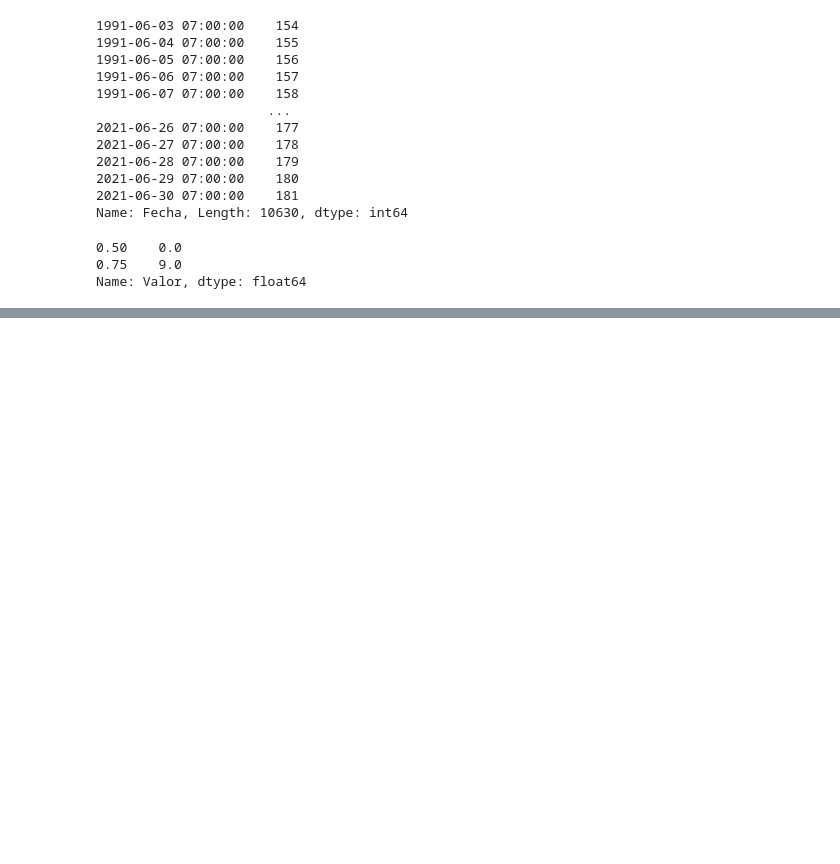
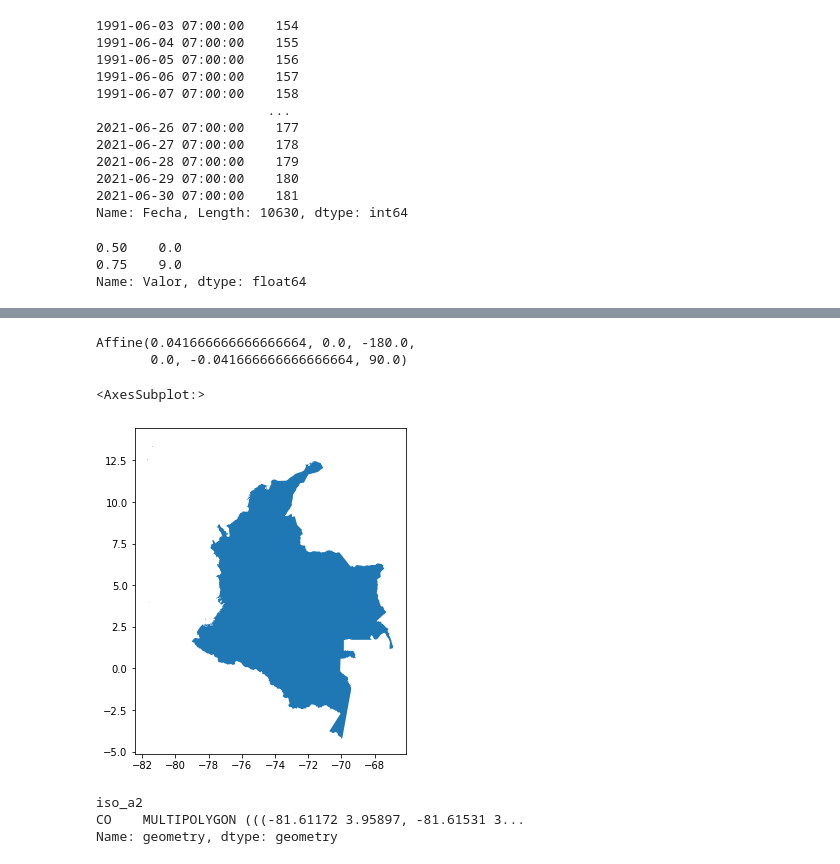
Before and after one commit to wmjolly/SAR-Colombia, a Jupyter notebook: SAR-CO-Example.ipynb, the cells around one changed output, grey strips where cells are left out. Drawn from its saved outputs; the diff is of its cells as text; code cells hidden in the pictures; blank space fills up the shorter version.

```diff
--- a/SAR-CO-Example.ipynb
+++ b/SAR-CO-Example.ipynb
@@ -116,6 +123,6 @@ modisco.plot()
 # %%
-base = "./Data/Base/ne_10m_admin_1_states_provinces"
-fname = f"{base}/ne_10m_admin_1_states_provinces.shp"
+base = "zip://./Data/Base/ne_10m_admin_1_states_provinces"
+fname = f"{base}/ne_10m_admin_1_states_provinces.zip"
 Admin1Bnd = gpd.read_file(fname)
 CO_Bnds = Admin1Bnd[Admin1Bnd.iso_a2.isin(["CO"])]
 Meta_Bnd = Admin1Bnd[Admin1Bnd.name.isin(["Meta"])]
@@ -363,0 +420,10 @@ ds.tp.where()
+# %%
+wc_precip.attrs["transform"]
+from affine import Affine
+transform = Affine(*wc_precip.attrs["transform"])
+transform
+# %% [output]
+Affine(0.041666666666666664, 0.0, -180.0,
+       0.0, -0.041666666666666664, 90.0)
+# %%
+CO_Bnd = CO_Bnds.dissolve(by='iso_a2')
@@ -363,0 +439,11 @@ ds.tp.where()
+# %%
+CO_Bnd.plot()
+# %% [output]
+<AxesSubplot:>
+[figure, added]
+# %%
+CO_Bnd.geometry
+# %% [output]
+iso_a2
+CO    MULTIPOLYGON (((-81.61172 3.95897, -81.61531 3...
+Name: geometry, dtype: geometry
```
Also changed, not shown: parts of 51 cells of this notebook, 4 other files.
